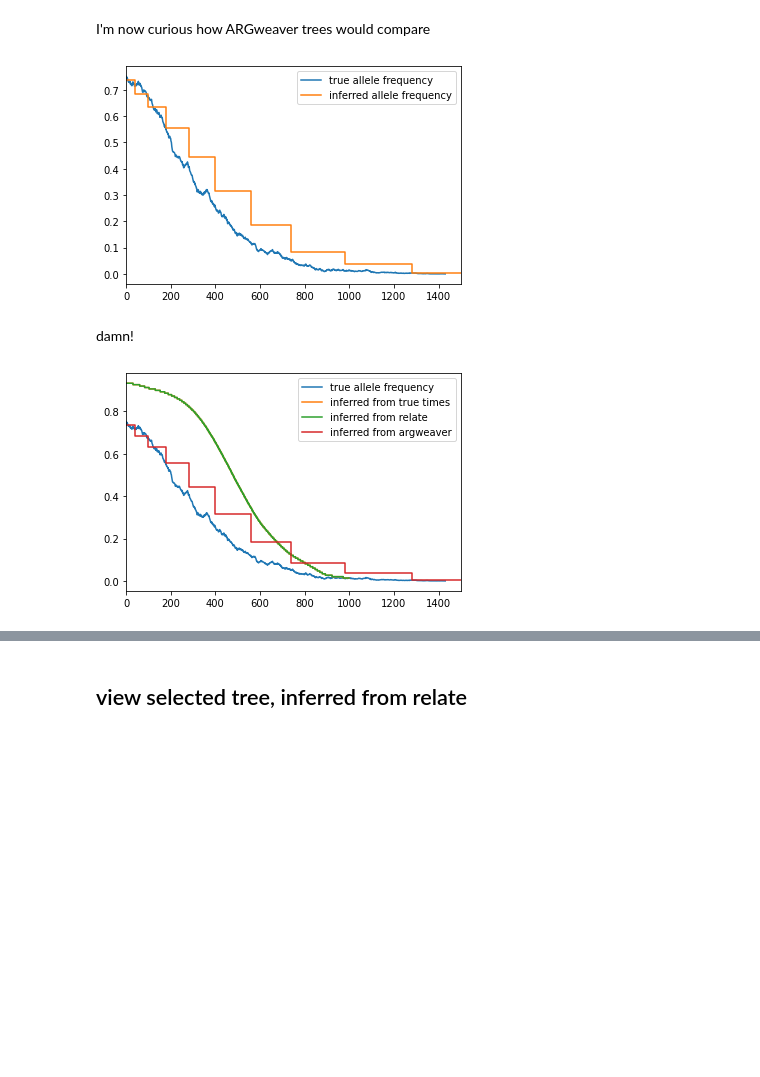
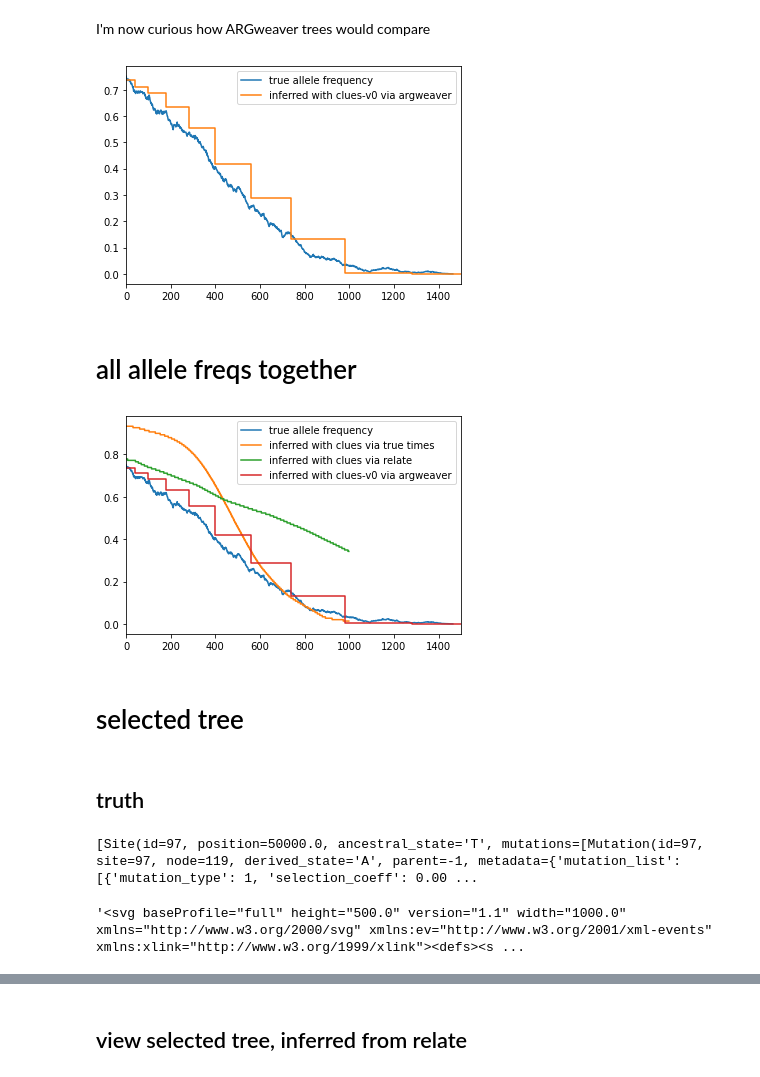
Before and after one commit to mmosmond/treescue, a Jupyter notebook: notebooks/plots.ipynb, the cells around one changed output, grey strips where cells are left out. Saved outputs shown, nothing was run; the diff lists cells and outputs as text; code cells hidden in the pictures; blank space fills up the shorter version.

Commit message:
argweaver clues-v0 working correctly via snakemake and plotting

```diff
--- a/notebooks/plots.ipynb
+++ b/notebooks/plots.ipynb
@@ -62,4 +43,5 @@ array([0.77850796, 0.77850796, 0.77850796, 0.77850796, 0.77850796,
 # %%
 freqs = np.load(filename.replace('.coal','_clues.freqs.npy'))
-clues_epochs = np.load(filename.replace('.coal','_clues.epochs.npy'))
+clues_epochs = np.load(filename.replace('.coal','_clues.epochs.npy'))[:-1] #this is how clues plotting function loads the times (drops the last)
 post = np.load(filename.replace('.coal','_clues.post.npy'))
+clues_ps = freqs[np.argmax(post, axis=0)] #maximum likelihood frequencies
@@ -76,5 +60,6 @@ So clearly something going wrong here -- it looks from Stern et al 2019 fig 7 th
 # clues (via true coalescence times)
 # %%
 freqs_true = np.load(filename.replace('.coal','_clues_true.freqs.npy'))
-epochs_true = np.load(filename.replace('.coal','_clues_true.epochs.npy'))
+epochs_true = np.load(filename.replace('.coal','_clues_true.epochs.npy'))[:-1]
 post_true = np.load(filename.replace('.coal','_clues_true.post.npy'))
+ps_true = freqs_true[np.argmax(post_true, axis=0)]
@@ -97,26 +85,28 @@ h5file = "../data/sim_10000K_0d_0.01s_0.5h_2B_0u_1q_100000L_1.25e-08r_0.75f_0n_2
 h5 = h5py.File(h5file,'r')
 # %%
 xHats = h5.attrs['xHat']
-ts = h5.attrs['t']
+argweaver_ts = h5.attrs['t'][:-1]
 # %%
-maxt=dynamics[:,0][-1]
-plt.plot(maxt-dynamics[:,0],dynamics[:,2], label='true allele frequency')
-plt.step(ts[:-1], xHats, where='post', label='inferred allele frequency')
+plt.plot(ts, ps, label='true allele frequency')
+plt.step(argweaver_ts, xHats, where='post', label='inferred with clues-v0 via argweaver')
 plt.legend()
 plt.xlim([0,1500])
 plt.show()
 # %% [output]
-[figure, old version]
+[figure, new version]
-# %% [markdown]
-damn!
+# %% [markdown]
+# all allele freqs together
 # %%
-maxt=dynamics[:,0][-1]
-plt.plot(maxt-dynamics[:,0],dynamics[:,2], label='true allele frequency')
-plt.step(epochs[:-1], freqs[np.argmax(post, axis=0)], label='inferred from true times')
-plt.step(epochs[:-1], freqs[np.argmax(post, axis=0)], label='inferred from relate')
-plt.step(ts[:-1], xHats, where='post', label='inferred from argweaver')
+plt.plot(ts, ps, label='true allele frequency')
+plt.step(epochs_true, ps_true, label='inferred with clues via true times')
+plt.step(clues_epochs, clues_ps, where='post', label='inferred with clues via relate')
+plt.step(argweaver_ts, xHats, where='post', label='inferred with clues-v0 via argweaver')
+plt.xlim([0,1500])
 plt.legend()
-plt.xlim([0,1500])
 plt.show()
 # %% [output]
-[figure, old version]
+[figure, new version]
+# %% [markdown]
+# selected tree
+# %% [markdown]
+## truth
@@ -122,0 +116,8 @@ plt.show()
+# %%
+[i for i in ts_true.sites() if i.position==50000]
+# %% [output]
+[Site(id=97, position=50000.0, ancestral_state='T', mutations=[Mutation(id=97, site=97, node=119, derived_state='A', parent=-1, metadata={'mutation_list': [{'mutation_type': 1, 'selection_coeff': 0.00 ...
+# %%
+tree_true.draw_svg(size=(1e3,5e2), y_axis=True)
+# %% [output]
+'<svg baseProfile="full" height="500.0" version="1.1" width="1000.0" xmlns="http://www.w3.org/2000/svg" xmlns:ev="http://www.w3.org/2001/xml-events" xmlns:xlink="http://www.w3.org/1999/xlink"><defs><s ...
```
Also changed, not shown: parts of 20 cells of this notebook, 1 other file.
